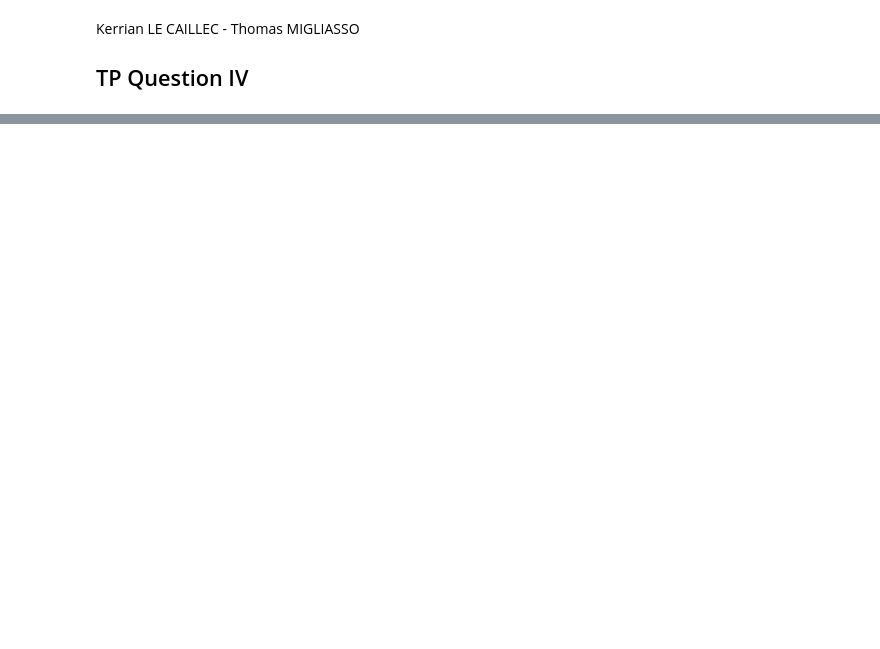
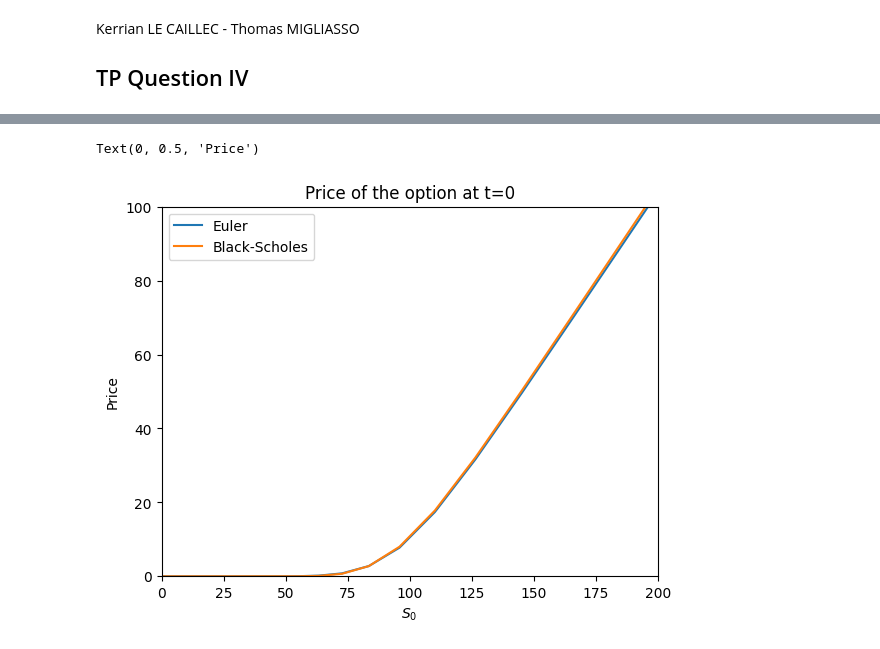
Before and after one commit to kerrianlc/stochastic-proc-fin, a Jupyter notebook: MSF-QIV-LC-M.ipynb, the cells around one changed output, grey strips where cells are left out. Drawn from its saved outputs; the diff is of its cells as text; code cells hidden in the pictures; blank space fills up the shorter version.

```diff
--- a/MSF-QIV-LC-M.ipynb
+++ b/MSF-QIV-LC-M.ipynb
@@ -274,0 +64,44 @@ plot_heatmap()
+# %%
+def euler_explicit_scheme(N, M, full_matrix=False):
+    """
+    Euler explicit scheme for the Black-Scholes PDE.
+    Parameters:
+        N (int): Number of spatial points.
+        M (int): Number of time steps.
+        full_matrix (bool): Whether to return the full matrix of solutions.
+    returns:
+        ndarray: The U solution.
+    """
+    delta_T = T / M
+    A, c, h = A_matrix(N)
+    y = np.linspace(-L, L, N + 1)[1:-1]
+    U = np.maximum(np.exp(y) - K, 0)
+    B = np.zeros(N - 1)
+    if full_matrix:
+        U_matrix = np.zeros((N - 1, M + 1))
+        U_matrix[:, 0] = U
+    for j in range(1, M + 1):
+        B[-1] = -c * (np.exp(L) - K * np.exp(-r * j * delta_T))
+        U = (np.eye(N - 1) + delta_T * A) @ U + delta_T * B
+        if full_matrix:
+            U_matrix[:, j] = U
+    return U if not full_matrix else U_matrix
+# %%
+h = 2 * L / N
+Uj = euler_explicit_scheme(N, M)
+
+plt.plot(np.exp(np.linspace(-L, L, N - 1)), Uj, label="Euler")
+plt.plot(
+    np.exp(np.linspace(-L, L, N - 1)),
+    black_scholes_price(np.exp(np.linspace(-L, L, N - 1)), K, r, T, sigma),
+label="Black-Scholes",
+)
+plt.title("Price of the option at t=0")
+plt.xlabel("$S_0$")
+plt.legend()
+plt.xlim(0, 200)
+plt.ylim(0, 200 - K)
+plt.ylabel("Price")
+# %% [output]
+Text(0, 0.5, 'Price')
+[figure, added]
```
Also changed, not shown: parts of 38 cells of this notebook.
